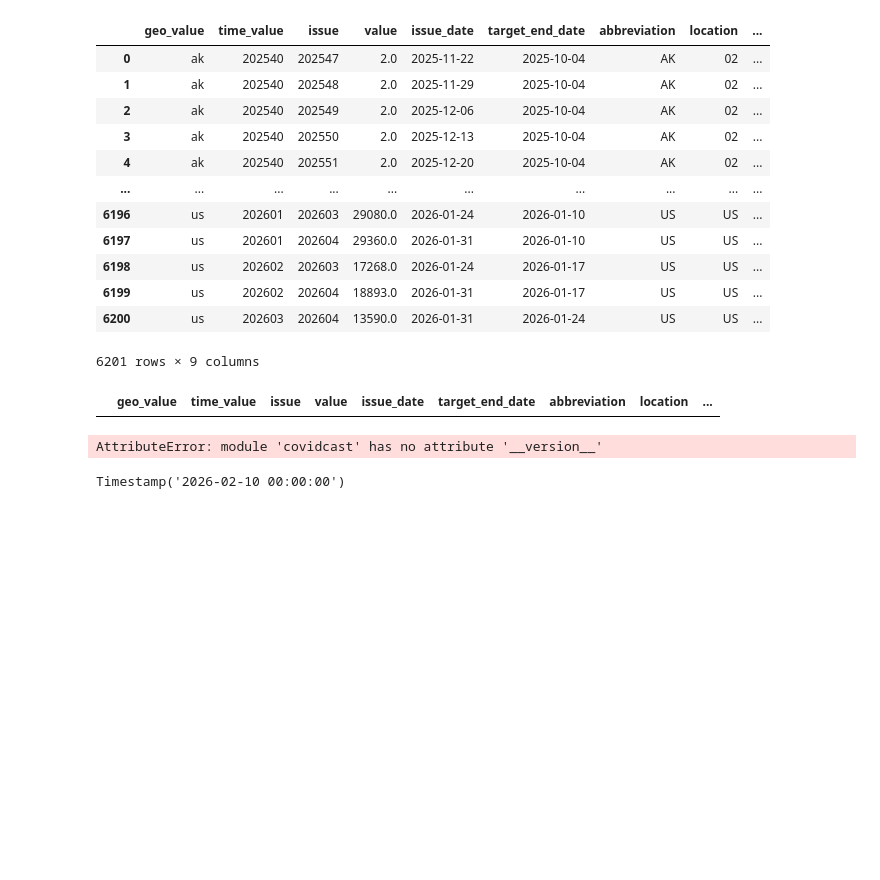
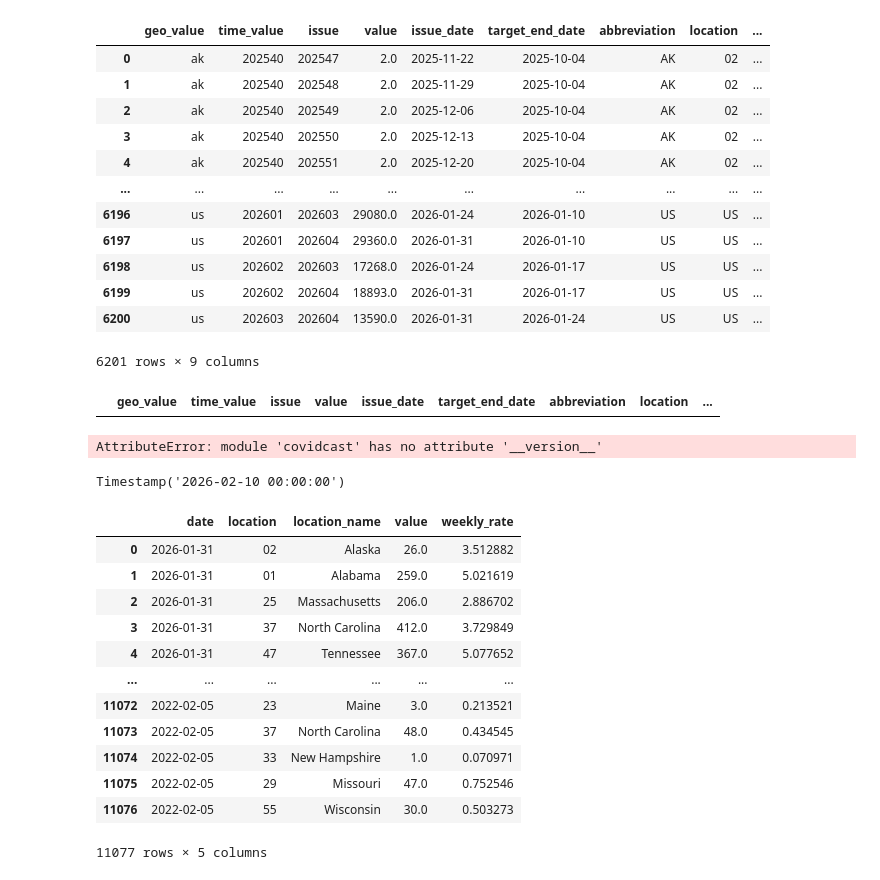
Before and after one commit to jessica-davis/epistorm-ensemble, a Jupyter notebook: debugging.ipynb, the cells around one changed output. Cells and saved outputs as stored; diff of their text form; code cells hidden in the pictures; blank space fills up the shorter version.

```diff
--- a/debugging.ipynb
+++ b/debugging.ipynb
@@ -111,3 +111,19 @@ try:
     obs_subset = obs_vers[(obs_vers.location == loc) &  (obs_vers.date == last_obs)]
 except:
     obs_subset = obs[(obs.location == loc) &  (obs.date == last_obs)]
+# %%
+pd.read_csv('./data/observed_data.csv')
+# %% [output]
+|  | date | location | location_name | value | weekly_rate |
+| 0 | 2026-01-31 | 02 | Alaska | 26.0 | 3.512882 |
+| 1 | 2026-01-31 | 01 | Alabama | 259.0 | 5.021619 |
+| 2 | 2026-01-31 | 25 | Massachusetts | 206.0 | 2.886702 |
+| 3 | 2026-01-31 | 37 | North Carolina | 412.0 | 3.729849 |
+| 4 | 2026-01-31 | 47 | Tennessee | 367.0 | 5.077652 |
+| ... | ... | ... | ... | ... | ... |
+| 11072 | 2022-02-05 | 23 | Maine | 3.0 | 0.213521 |
+| 11073 | 2022-02-05 | 37 | North Carolina | 48.0 | 0.434545 |
+| 11074 | 2022-02-05 | 33 | New Hampshire | 1.0 | 0.070971 |
+| 11075 | 2022-02-05 | 29 | Missouri | 47.0 | 0.752546 |
+| 11076 | 2022-02-05 | 55 | Wisconsin | 30.0 | 0.503273 |
+11077 rows × 5 columns
```
Also changed, not shown: parts of 3 cells of this notebook, 3 other files.
